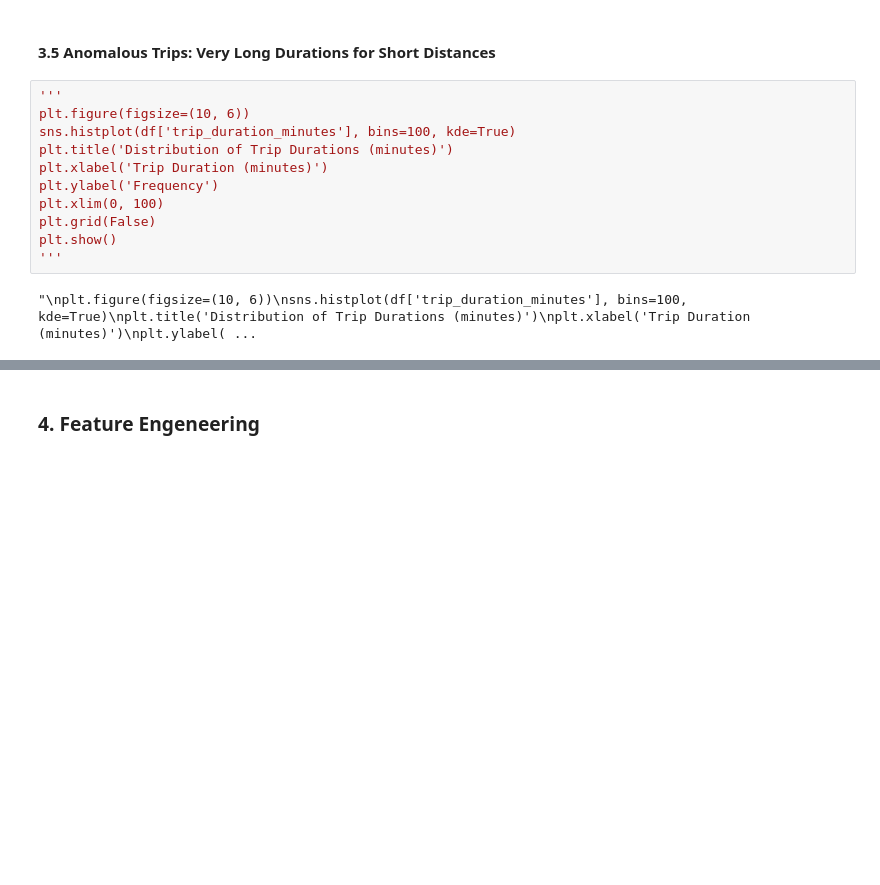
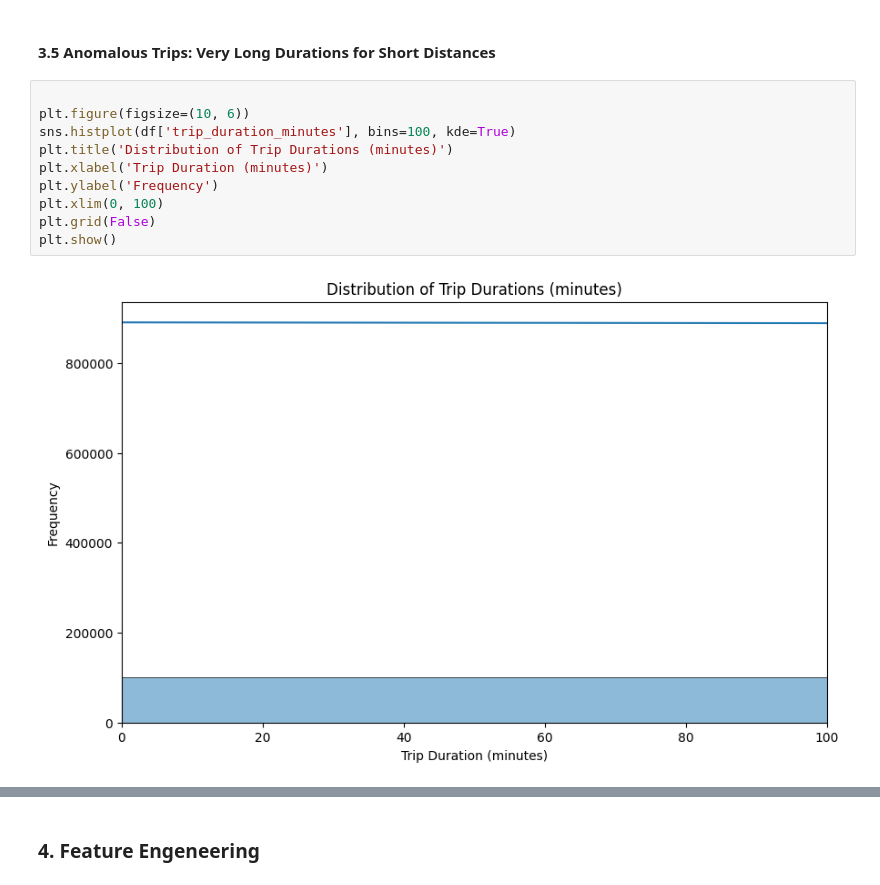
Before and after one commit to gabrielecola/NYC_Taxi, a Jupyter notebook: NYC_Taxi2.ipynb, the cells around one changed output, grey strips where cells are left out. Drawn from its saved outputs; the diff is of its cells as text; blank space fills up the shorter version.

```diff
--- a/NYC_Taxi2.ipynb
+++ b/NYC_Taxi2.ipynb
@@ -394,16 +285,15 @@ Critial Values:
 # %% [markdown]
 #### 3.5 Anomalous Trips: Very Long Durations for Short Distances
 # %%
-'''
+
 plt.figure(figsize=(10, 6))
 sns.histplot(df['trip_duration_minutes'], bins=100, kde=True)
 plt.title('Distribution of Trip Durations (minutes)')
 plt.xlabel('Trip Duration (minutes)')
 plt.ylabel('Frequency')
 plt.xlim(0, 100)
 plt.grid(False)
 plt.show()
-'''
 # %% [output]
-"\nplt.figure(figsize=(10, 6))\nsns.histplot(df['trip_duration_minutes'], bins=100, kde=True)\nplt.title('Distribution of Trip Durations (minutes)')\nplt.xlabel('Trip Duration (minutes)')\nplt.ylabel( ...
+[figure, added]
 # %%
```
Also changed, not shown: parts of 43 cells of this notebook, 8 other files.
